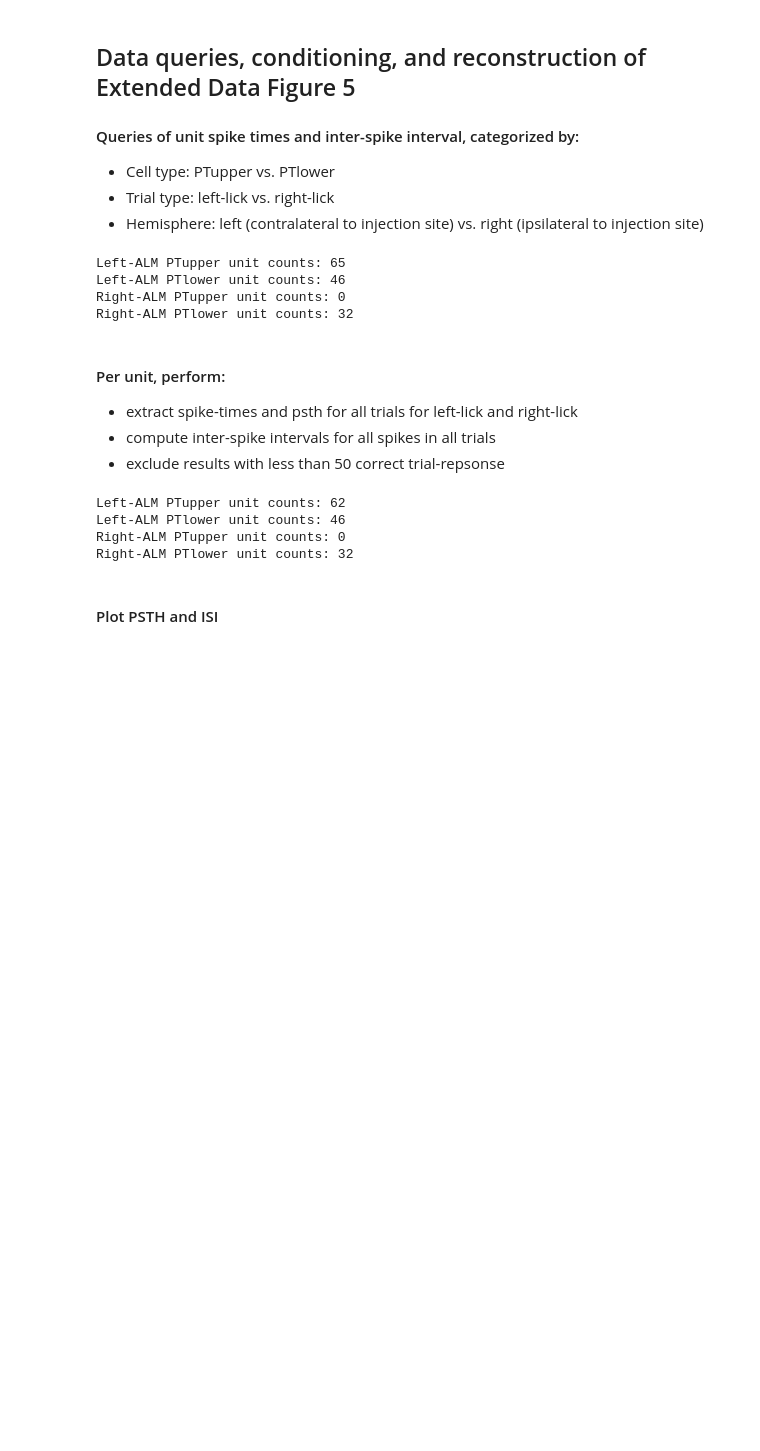
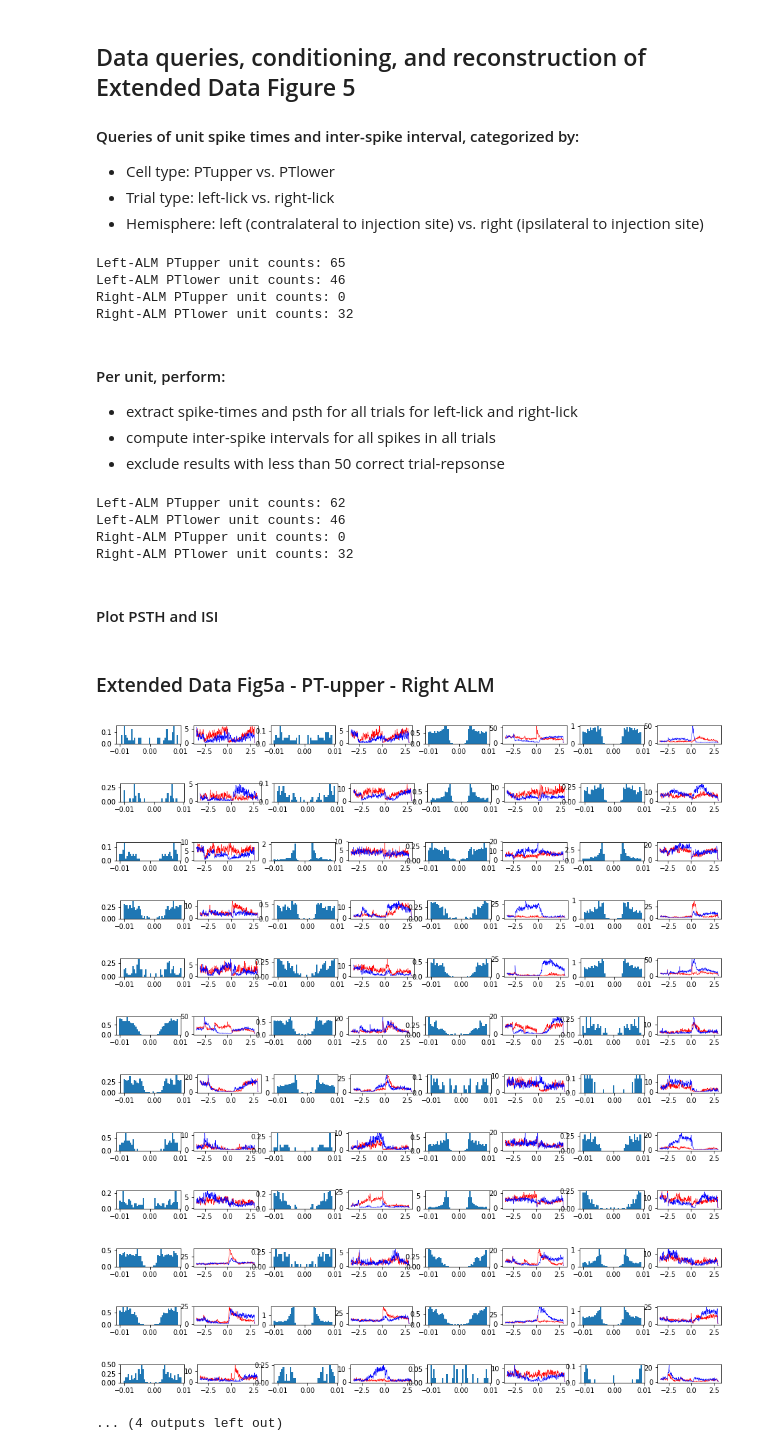
Before and after one commit to datajoint-company/DJ-NWB-Economo-2018, a Jupyter notebook: notebooks/Economo-2018-examples.ipynb, the cells around one changed output. Drawn from its saved outputs; the diff is of its cells as text; code cells hidden in the pictures; blank space fills up the shorter version.

Commit message:
Figure reproduction completed

```diff
--- a/notebooks/Economo-2018-examples.ipynb
+++ b/notebooks/Economo-2018-examples.ipynb
@@ -74,8 +75,8 @@ def get_psth_isi(unit_key):
         return None
 
     out = dict(isi=np.hstack(np.diff(spk) for spk in np.hstack([l_spks, r_spks])),
-               l_psth=np.vstack(psth for psth in l_psths).mean(axis=0),
-               r_psth=np.vstack(psth for psth in r_psths).mean(axis=0))
+               l_psth=np.nanmean(np.vstack(psth for psth in l_psths), axis=0),
+               r_psth=np.nanmean(np.vstack(psth for psth in r_psths), axis=0))
     return out
 # %%
 lh_PTupper_units_psth = [v for v in [get_psth_isi(u) for u in lh_PTupper_units] if v]
@@ -98,19 +99,19 @@ Right-ALM PTlower unit counts: 32
 def split_list(arr, chunk_size):
     for s in range(0, len(arr), chunk_size):
         yield arr[s:s+chunk_size]
+# %%
+# gaussian filter for PSTH
+sigma = 2
 # %%
-edges = np.arange(-.025, .025, .0005)
+edges = np.arange(-.01, .01, .0005)
 def plot_psth_isi(isi_psth_dict, axs):
     psth_time = np.linspace(-1 * float(seg_param_key['pre_stim_duration']),
                             float(seg_param_key['post_stim_duration']),
                             len(isi_psth_dict['l_psth']))
 
-    axs[0].hist(np.vstack([isi_psth_dict['isi'], -isi_psth_dict['isi']]),
-                                                      bins=len(edges), range=(edges[0], edges[-1]))
+    isi_counts, isi_edges = np.histogram(np.hstack([isi_psth_dict['isi'], -isi_psth_dict['isi']]),
+                                         bins=len(edges), range=(edges[0], edges[-1]))
 
-    axs[1].plot(psth_time, isi_psth_dict['l_psth'], 'r')
-    axs[1].plot(psth_time, isi_psth_dict['r_psth'], 'b')
+    axs[0].bar(isi_edges[:-1], isi_counts/len(isi_psth_dict['isi'])*100, width=0.0005)
+    axs[1].plot(psth_time, gaussian_filter1d(isi_psth_dict['l_psth'], sigma), 'r', linewidth=0.5)
+    axs[1].plot(psth_time, gaussian_filter1d(isi_psth_dict['r_psth'], sigma), 'b', linewidth=0.5)
-# %%
-fig, axes = plt.subplots(2, 4)
-for axs, isi_psth_dict in zip(axes.T, lh_PTupper_units_psth[:5]):
-    plot_psth_isi(isi_psth_dict, axs)
@@ -131,0 +118,21 @@ set((acquisition.TrialSet.Trial & 'trial_is_good=1').fetch('trial_response'))
+# %% [markdown]
+### Extended Data Fig5a - PT-upper - Right ALM
+# %%
+for psth_chunks in  split_list(lh_PTupper_units_psth, 4):
+    fig, axes = plt.subplots(1, 8, figsize=(16, 0.5))
+    for idx, isi_psth_dict in enumerate(psth_chunks):
+        plot_psth_isi(isi_psth_dict, axes[idx*2:idx*2+2])
+# %% [output]
+[figure, added]
+[figure, added]
+[figure, added]
+[figure, added]
+[figure, added]
+[figure, added]
+[figure, added]
+[figure, added]
+[figure, added]
+[figure, added]
+[figure, added]
+[figure, added]
+... (4 outputs left out)
```
Also changed, not shown: parts of 12 cells of this notebook.
